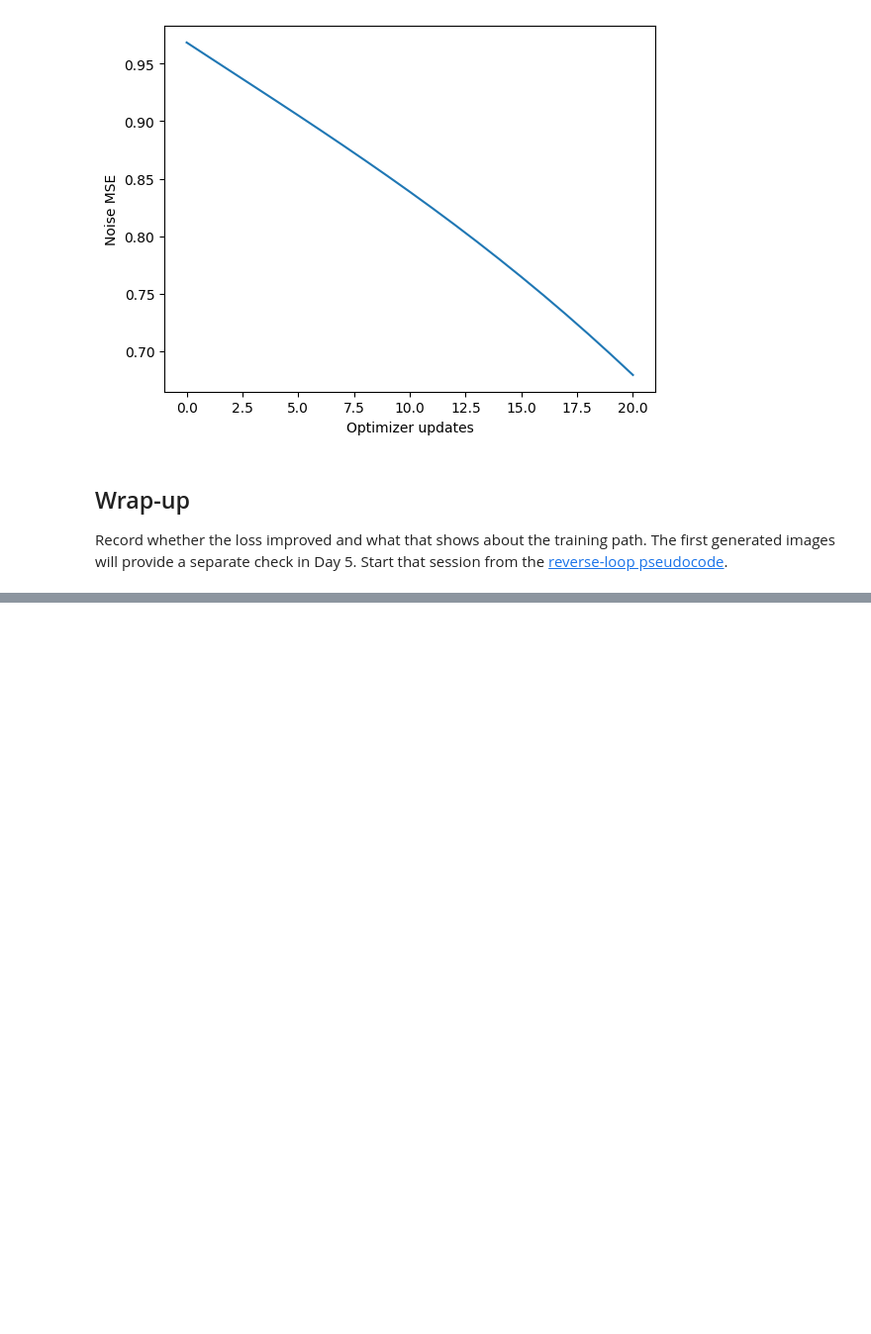
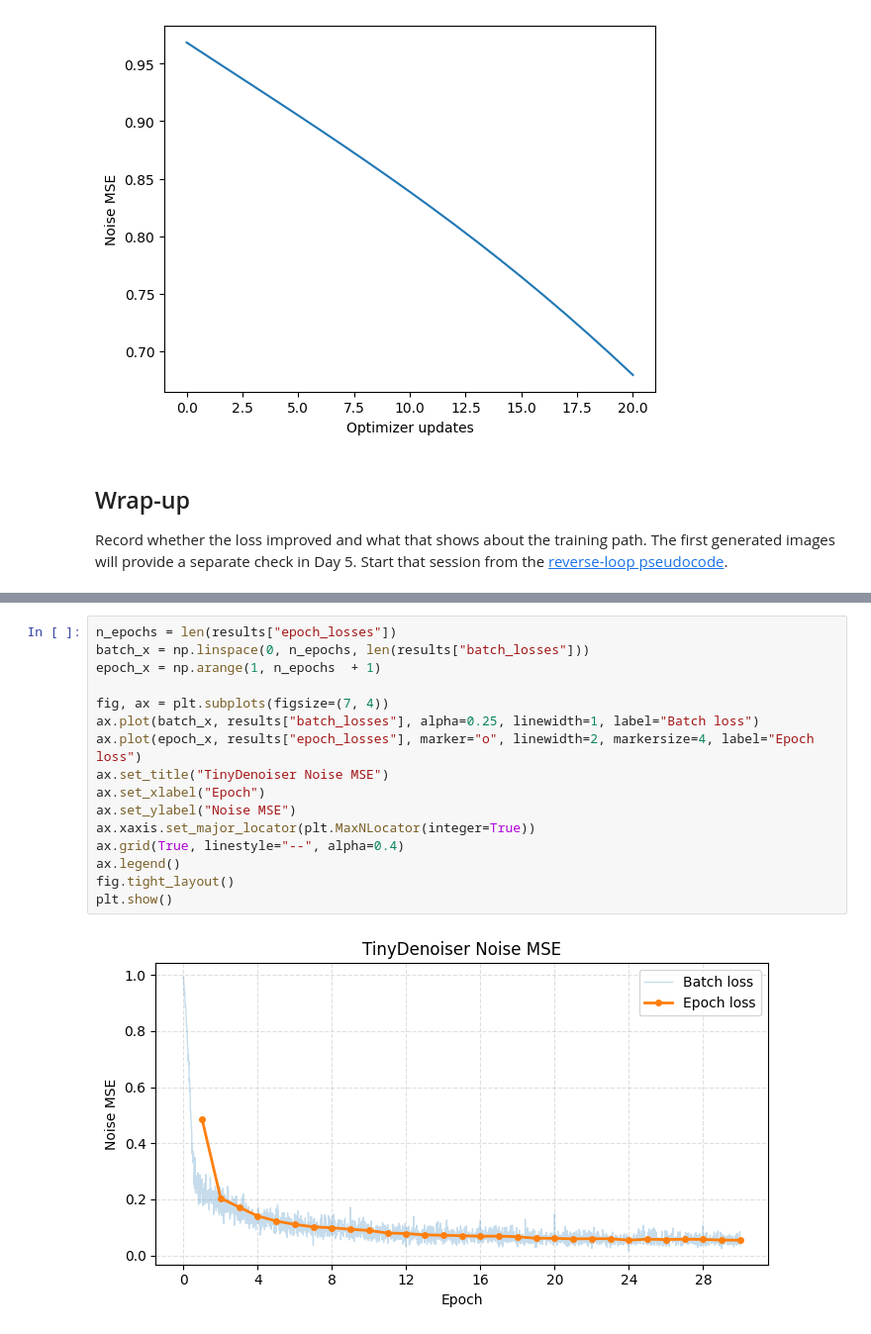
Before and after one commit to juancopi81/diffusion-research-curriculum, a Jupyter notebook: notebooks/w16_train_tiny_ddpm_mnist_solved.ipynb, the cells around one changed output, grey strips where cells are left out. Shown at 99% size. Saved outputs shown, nothing was run; the diff lists cells and outputs as text; blank space fills up the shorter version.

```diff
--- a/notebooks/w16_train_tiny_ddpm_mnist_solved.ipynb
+++ b/notebooks/w16_train_tiny_ddpm_mnist_solved.ipynb
@@ -241,0 +410,18 @@ Record whether the loss improved and what that shows about the training path. Th
+# %%
+n_epochs = len(results["epoch_losses"])
+batch_x = np.linspace(0, n_epochs, len(results["batch_losses"]))
+epoch_x = np.arange(1, n_epochs  + 1)
+
+fig, ax = plt.subplots(figsize=(7, 4))
+ax.plot(batch_x, results["batch_losses"], alpha=0.25, linewidth=1, label="Batch loss")
+ax.plot(epoch_x, results["epoch_losses"], marker="o", linewidth=2, markersize=4, label="Epoch loss")
+ax.set_title("TinyDenoiser Noise MSE")
+ax.set_xlabel("Epoch")
+ax.set_ylabel("Noise MSE")
+ax.xaxis.set_major_locator(plt.MaxNLocator(integer=True))
+ax.grid(True, linestyle="--", alpha=0.4)
+ax.legend()
+fig.tight_layout()
+plt.show()
+# %% [output]
+[figure, added]
```
Also changed, not shown: parts of 11 cells of this notebook, 5 other files.
